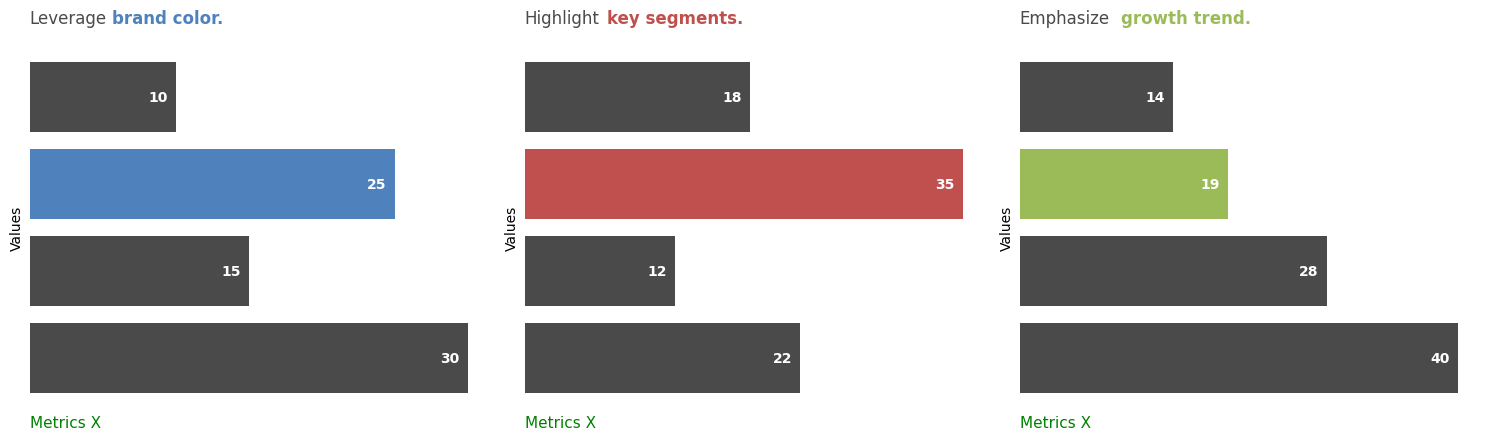
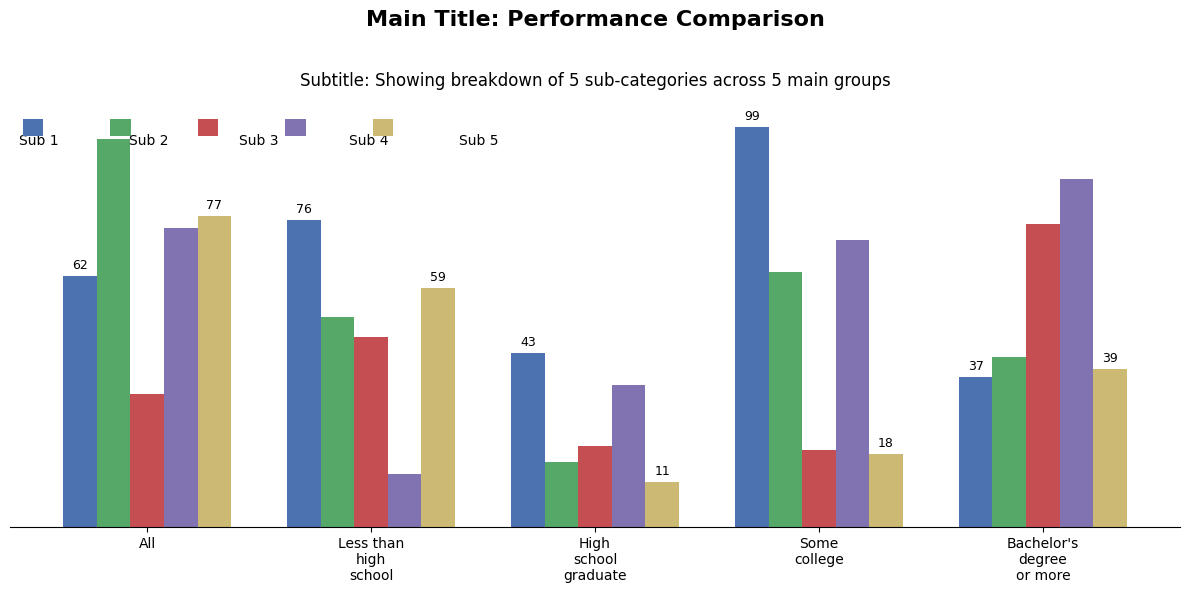
Unified diff of the notebook cell whose output changed from the first chart to the second:
--- before
+++ after
@@ -1,73 +1,82 @@
-# Three Horizontal Bar Charts (Figure 4.16 on pg. 124)
+# Clustered Bar Chart (Figure 5.2 on pg. 130)
 
-# 1. CRITICAL: Permanently disable the broken LaTeX engine in your active kernel session
-plt.rcParams["text.usetex"] = False
+# 1. Data Setup
+categories = ['All', 'Less than\nhigh\nschool', 'High\nschool\ngraduate', 'Some\ncollege', "Bachelor's\ndegree\nor more"]
+n_categories = 5
+n_bars = 5
+data = np.random.randint(10, 100, size=(n_bars, n_categories))
 
-# Sample data
-categories = ["A", "B", "C", "D"]
-data1 = [10, 25, 15, 30]
-data2 = [18, 35, 12, 22]
-data3 = [14, 19, 28, 40]
+# 2. Setup Plot
+fig, ax = plt.subplots(figsize=(12, 6))
+bar_width = 0.15 
+index = np.arange(n_categories)
+colors = ['#4c72b0', '#55a868', '#c44e52', '#8172b2', '#ccb974']
 
-# Colors (with the second bar highlighted)
-colors1 = ["#4A4A4A", "#4F81BD", "#4A4A4A", "#4A4A4A"]
-colors2 = ["#4A4A4A", "#C0504D", "#4A4A4A", "#4A4A4A"]
-colors3 = ["#4A4A4A", "#9BBB59", "#4A4A4A", "#4A4A4A"]
+# 3. Create Clustered Bars
+for i in range(n_bars):
+    bars = ax.bar(index + i * bar_width, data[i], bar_width, 
+                  label=f'Sub {i+1}', color=colors[i])
+    
+    # Only label the first and last bar in each cluster
+    if i == 0 or i == n_bars - 1:
+        for bar in bars:
+            height = bar.get_height()
+            ax.annotate(f'{height}',
+                        xy=(bar.get_x() + bar.get_width() / 2, height),
+                        xytext=(0, 3), 
+                        textcoords="offset points",
+                        ha='center', va='bottom', fontsize=9)
 
-# Reverse data for top-to-bottom layout preference
-categories_rev = categories[::-1]
-data1_rev = data1[::-1]
-data2_rev = data2[::-1]
-data3_rev = data3[::-1]
-colors1_rev = colors1[::-1]
-colors2_rev = colors2[::-1]
-colors3_rev = colors3[::-1]
+# 4. Spines & Aesthetics
+ax.spines['top'].set_visible(False)
+ax.spines['right'].set_visible(False)
+ax.spines['left'].set_visible(False)
+ax.spines['bottom'].set_visible(True)
 
-# Create figure with 3 horizontal subplots
-fig, (ax1, ax2, ax3) = plt.subplots(1, 3, figsize=(15, 4.5))
+# Remove y-axis labels and tick marks completely
+ax.set_yticklabels([])
+ax.set_yticks([])
 
-# --- SUBPLOT 1 ---
-ax1.barh(categories_rev, data1_rev, color=colors1_rev)
-ax1.set_ylabel("Values")
-ax1.set_xlabel("Metrics X", color="green", fontweight="normal", fontsize=11, loc="left")
-ax1.set_xticks([])
-ax1.set_yticks([])
-for s in ax1.spines.values(): s.set_visible(False)
-ax1.bar_label(ax1.containers[0], label_type="edge", padding=-20, color="white", fontweight="bold")
+# Add title and subtitle
+plt.suptitle('Main Title: Performance Comparison', fontsize=16, fontweight='bold', y=0.98)
+plt.title('Subtitle: Showing breakdown of 5 sub-categories across 5 main groups', fontsize=12, pad=15)
 
-# Fixed Spacing Title 1 (Uses exact horizontal coordinate alignment)
-ax1.text(0.0, 1.05, "Leverage", transform=ax1.transAxes, color="#4A4A4A", fontsize=12, va="bottom", ha="left")
-ax1.text(0.18, 1.05, "brand color.", transform=ax1.transAxes, color="#4F81BD", fontsize=12, fontweight="bold", va="bottom", ha="left")
+# Formatting x-axis
+ax.set_xticks(index + bar_width * (n_bars - 1) / 2)
+ax.set_xticklabels(categories)
 
+# 5. Customized Legend
+legend = ax.legend(
+    loc='upper left',
+    ncol=5,
+    frameon=False,
+    handlelength=1.5,
+    handleheight=1.5,
+    columnspacing=4.0
+)
 
-# --- SUBPLOT 2 ---
-ax2.barh(categories_rev, data2_rev, color=colors2_rev)
-ax2.set_ylabel("Values")
-ax2.set_xlabel("Metrics X", color="green", fontweight="normal", fontsize=11, loc="left")
-ax2.set_xticks([])
-ax2.set_yticks([])
-for s in ax2.spines.values(): s.set_visible(False)
-ax2.bar_label(ax2.containers[0], label_type="edge", padding=-20, color="white", fontweight="bold")
+# Empty the native labels so they don't overlap the new centered ones
+for text in legend.get_texts():
+    text.set_text("")
 
-# Fixed Spacing Title 2
-ax2.text(0.0, 1.05, "Highlight", transform=ax2.transAxes, color="#4A4A4A", fontsize=12, va="bottom", ha="left")
-ax2.text(0.18, 1.05, "key segments.", transform=ax2.transAxes, color="#C0504D", fontsize=12, fontweight="bold", va="bottom", ha="left")
+# Force draw to compute correct pixel dimensions
+fig.canvas.draw()
 
+# Add perfectly centered custom text elements directly beneath the squares
+for handle, label_text in zip(legend.legend_handles, [f'Sub {i+1}' for i in range(n_bars)]):
+    h_bbox = handle.get_window_extent()
+    h_center_x = (h_bbox.x0 + h_bbox.x1) / 2
+    h_bottom_y = h_bbox.y0
+    
+    axis_x, axis_y = ax.transData.inverted().transform((h_center_x, h_bottom_y))
+    
+    ax.text(
+        axis_x, axis_y, label_text,
+        transform=ax.transData,
+        ha='center', va='top',     
+        fontsize=10, color='black',
+        clip_on=False              
+    )
 
-# --- SUBPLOT 3 ---
-ax3.barh(categories_rev, data3_rev, color=colors3_rev)
-ax3.set_ylabel("Values")
-ax3.set_xlabel("Metrics X", color="green", fontweight="normal", fontsize=11, loc="left")
-ax3.set_xticks([])
-ax3.set_yticks([])
-for s in ax3.spines.values(): s.set_visible(False)
-ax3.bar_label(ax3.containers[0], label_type="edge", padding=-20, color="white", fontweight="bold")
-
-# Fixed Spacing Title 3
-ax3.text(0.0, 1.05, "Emphasize", transform=ax3.transAxes, color="#4A4A4A", fontsize=12, va="bottom", ha="left")
-ax3.text(0.22, 1.05, "growth trend.", transform=ax3.transAxes, color="#9BBB59", fontsize=12, fontweight="bold", va="bottom", ha="left")
-
-
-# Render layout cleanly
-plt.tight_layout()
+plt.tight_layout(rect=[0, 0, 1, 0.96])
 plt.show()

Commit: Update Section 4 graph